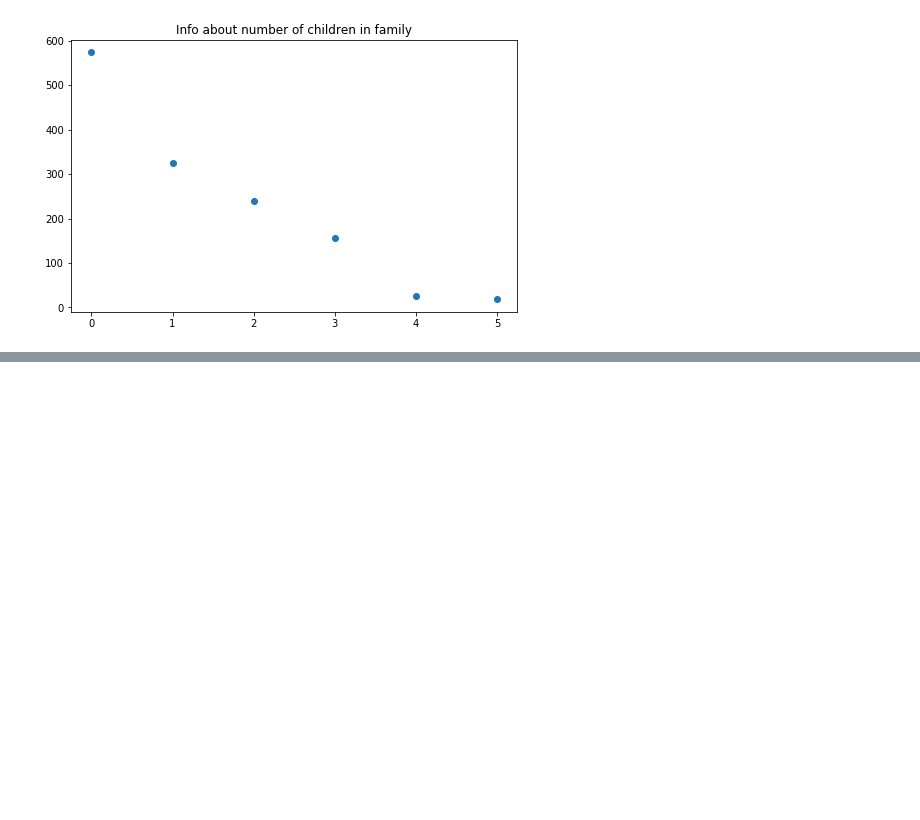
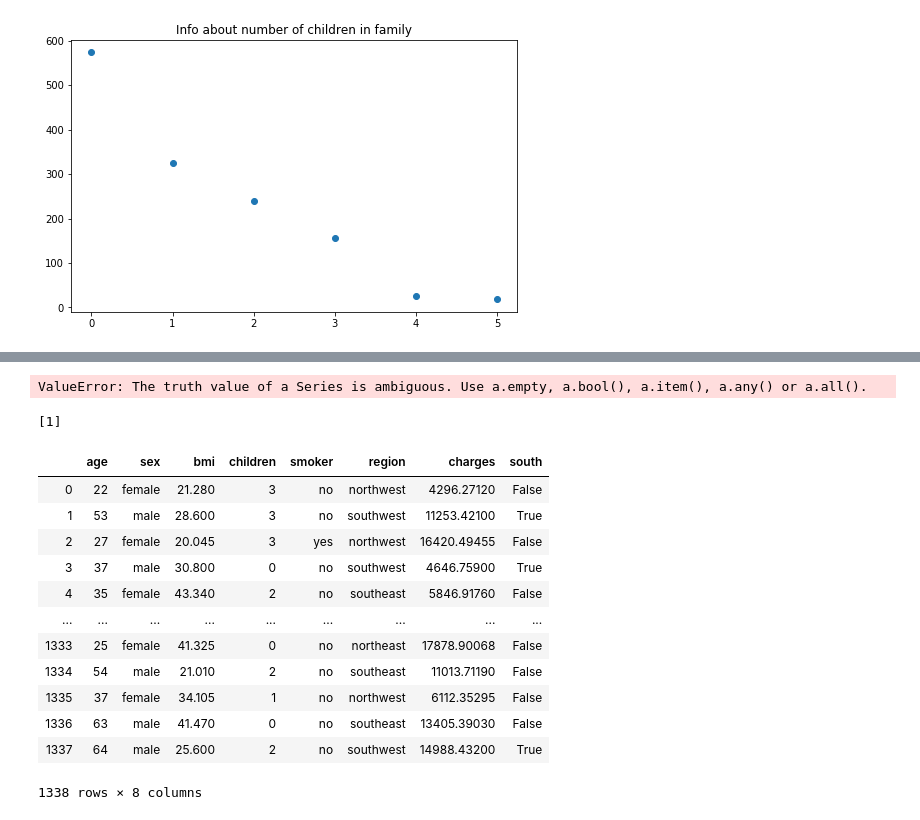
Before and after one commit to Abvbobko/eg_health_insurance, a Jupyter notebook: insurance.ipynb, the cells around one changed output, grey strips where cells are left out. Saved outputs shown, nothing was run; the diff lists cells and outputs as text; code cells hidden in the pictures; blank space fills up the shorter version.

Commit message:
Mix data and split on test/train

```diff
--- a/insurance.ipynb
+++ b/insurance.ipynb
@@ -108,0 +128,26 @@ df_insurance.loc[df_insurance.smoker == "no", "smoker"] = 0
+# %%
+# north, south, west, east
+south = [1 if (df_insurance.loc[df_insurance.region == "south", "region"]) else 0]
+# %% [output]
+ValueError: The truth value of a Series is ambiguous. Use a.empty, a.bool(), a.item(), a.any() or a.all().
+# %%
+south
+# %% [output]
+[1]
+# %%
+# shuffle DataFrame rows
+df_insurance.sample(frac=1).reset_index(drop=True)
+# %% [output]
+|  | age | sex | bmi | children | smoker | region | charges | south |
+| 0 | 22 | female | 21.280 | 3 | no | northwest | 4296.27120 | False |
+| 1 | 53 | male | 28.600 | 3 | no | southwest | 11253.42100 | True |
+| 2 | 27 | female | 20.045 | 3 | yes | northwest | 16420.49455 | False |
+| 3 | 37 | male | 30.800 | 0 | no | southwest | 4646.75900 | True |
+| 4 | 35 | female | 43.340 | 2 | no | southeast | 5846.91760 | False |
+| ... | ... | ... | ... | ... | ... | ... | ... | ... |
+| 1333 | 25 | female | 41.325 | 0 | no | northeast | 17878.90068 | False |
+| 1334 | 54 | male | 21.010 | 2 | no | southeast | 11013.71190 | False |
+| 1335 | 37 | female | 34.105 | 1 | no | northwest | 6112.35295 | False |
+| 1336 | 63 | male | 41.470 | 0 | no | southeast | 13405.39030 | False |
+| 1337 | 64 | male | 25.600 | 2 | no | southwest | 14988.43200 | True |
+1338 rows × 8 columns
```
Also changed, not shown: parts of 7 cells of this notebook.
